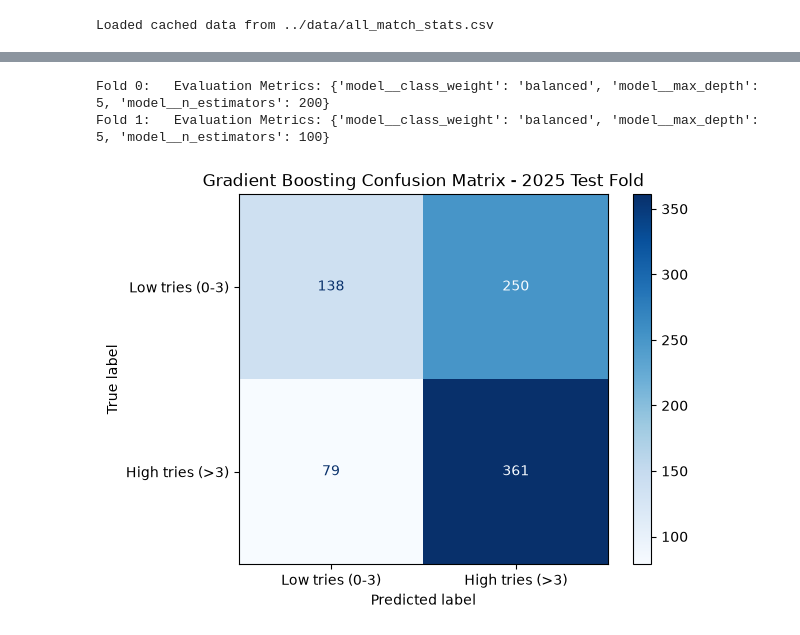
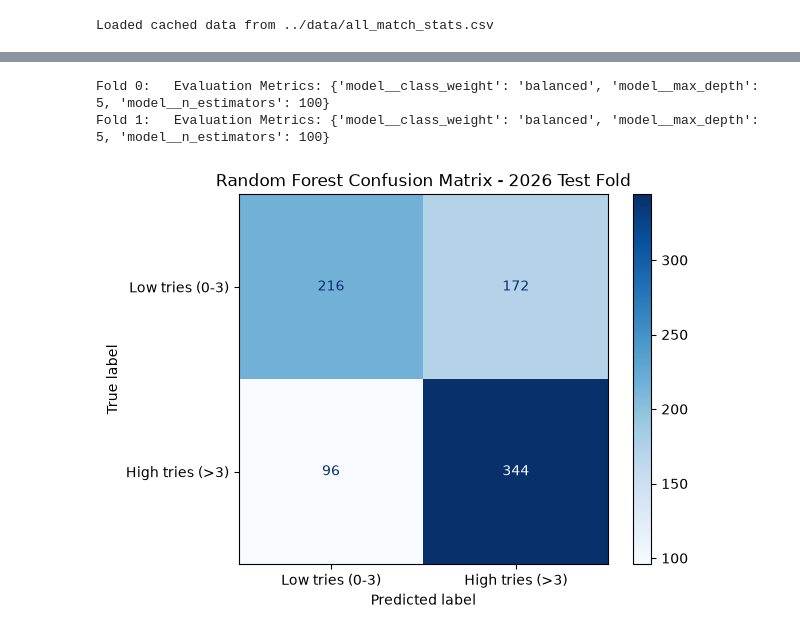
Before and after one commit to ronankenny17/machine-learning, a Jupyter notebook: src/ml_project.ipynb, the cells around one changed output, grey strips where cells are left out. Drawn from its saved outputs; the diff is of its cells as text; code cells hidden in the pictures.

```diff
--- a/src/ml_project.ipynb
+++ b/src/ml_project.ipynb
@@ -90,8 +92,8 @@ filtered_dataset['year'] = filtered_dataset['game_date'].dt.year
 # potential feature cols
 extended_feature_columns = [
     "kicks_from_hand",
-    "kick_percent_success",
-    "territory",
+    "clean_breaks",
+    "carries",
     "possession",
     "22m_entries",
 ]
@@ -169,55 +259,49 @@ Pipeline(steps=[('imputer', SimpleImputer(strategy='median')),
 # %%
 # Model Ranbom Forest Classifier
 
 from sklearn.ensemble import RandomForestClassifier
+run_random_forest = True
+if run_random_forest:
 
-rf_tuning_params = {
-        'model__n_estimators': [50, 100, 200],
-        'model__max_depth': [5, 8, 10],
-        'model__class_weight': [
-            'balanced',
-            {0: 1.0, 1: 1.4},
-            {0: 1.0, 1: 1.6},
-            {0: 1.2, 1: 1.0},
-            {0: 1.4, 1: 1.0}
-            ],
-    }
+    rf_tuning_params = {
+            'model__n_estimators': [50, 100, 200],
+            'model__max_depth': [5, 8, 10],
+            'model__class_weight': [
+                'balanced',
+                {0: 1.0, 1: 1.4},
+                {0: 1.0, 1: 1.6},
+                {0: 1.2, 1: 1.0},
+                {0: 1.4, 1: 1.0}
+                ],
+        }
 
 
-random_forest_pipeline = Pipeline(steps =[
-    ('imputer', SimpleImputer(strategy='median')),
-    ('model' , RandomForestClassifier(n_estimators=100,
-                                    class_weight='balanced',
-                                    random_state=42,
-                                    max_depth=8
-                                       ))
-])
+    random_forest_pipeline = Pipeline(steps =[
+        ('imputer', SimpleImputer(strategy='median')),
+        ('model' , RandomForestClassifier(n_estimators=100,
+                                        class_weight='balanced',
+                                        random_state=42,
+                                        max_depth=8
+                                        ))
+    ])
 
-# lower threshold to catch more positive cases
-threshold = 0.45
+    # lower threshold to catch more positive cases
+    threshold = 0.45
 
-rf_results = walk_forward_validation(
-    filtered_dataset= filtered_dataset,
-    pipeline=random_forest_pipeline,
-    custom_threshold=threshold,
-    feature_cols=feature_cols,
-    min_train_years=min_train_years,
-    tuning_params=rf_tuning_params
+    rf_results = walk_forward_validation(
+        filtered_dataset= filtered_dataset,
+        pipeline=random_forest_pipeline,
+        custom_threshold=threshold,
+        feature_cols=feature_cols,
+        min_train_years=min_train_years,
+        tuning_params=rf_tuning_params
 
-    )
-('scaler', StandardScaler()),
+        )
+    generate_confusion_matrix(rf_results[1]['confusion_matrix'], title="Random Forest Confusion Matrix - 2026 Test Fold")
 
 
-i =0
-for res in rf_results:
-    print(f"Fold {i}:   Evaluation Metrics: {res['tuned_params']} ")
-    i += 1
-
-generate_confusion_matrix(rf_results[1]['confusion_matrix'])
-
-
-random_forest_pipeline
+    random_forest_pipeline
 # %% [output]
-Fold 0:   Evaluation Metrics: {'model__class_weight': 'balanced', 'model__max_depth': 5, 'model__n_estimators': 200}
+Fold 0:   Evaluation Metrics: {'model__class_weight': 'balanced', 'model__max_depth': 5, 'model__n_estimators': 100}
 Fold 1:   Evaluation Metrics: {'model__class_weight': 'balanced', 'model__max_depth': 5, 'model__n_estimators': 100}
-[figure, old version]
+[figure, new version]
```
Also changed, not shown: parts of 17 cells of this notebook.
